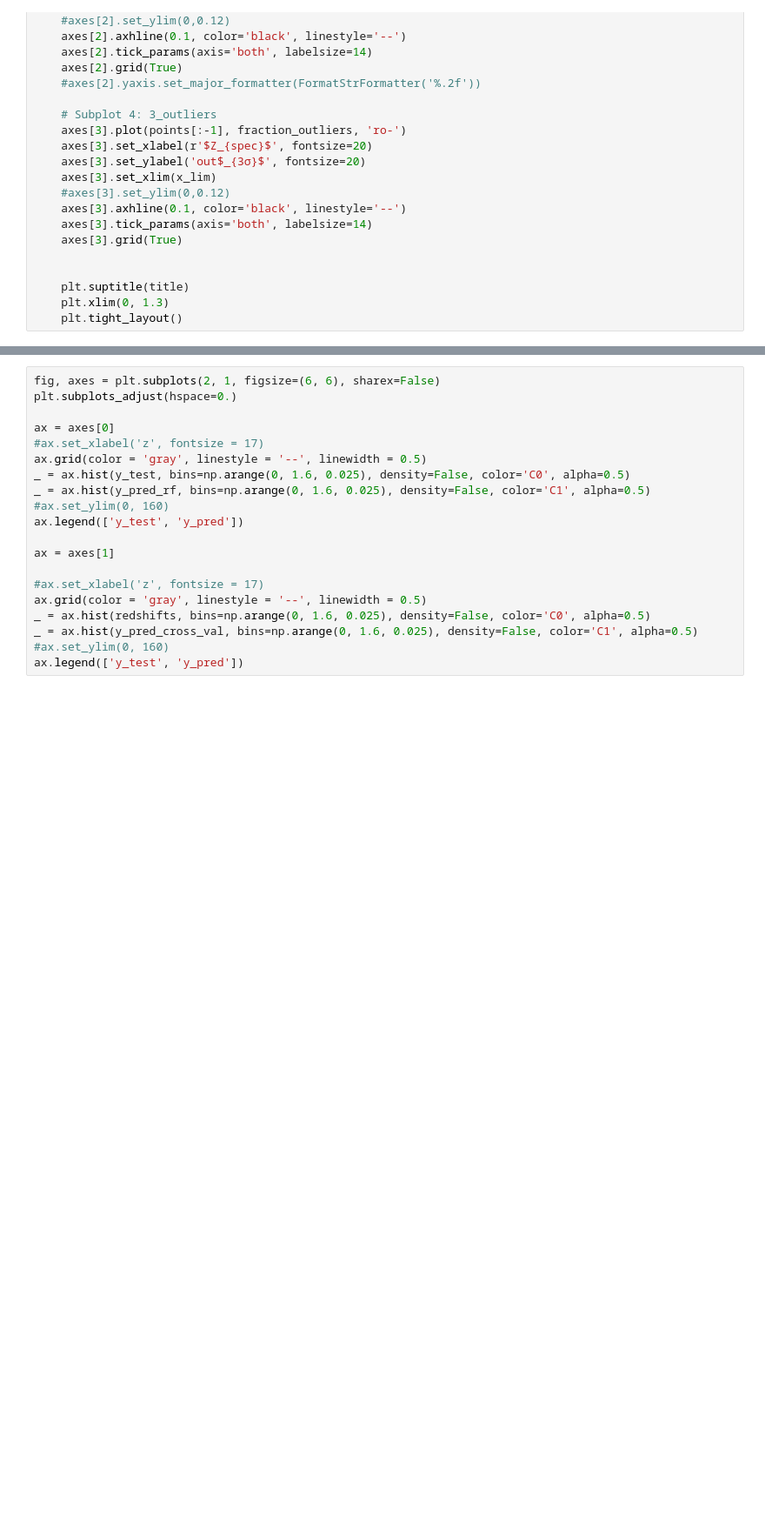
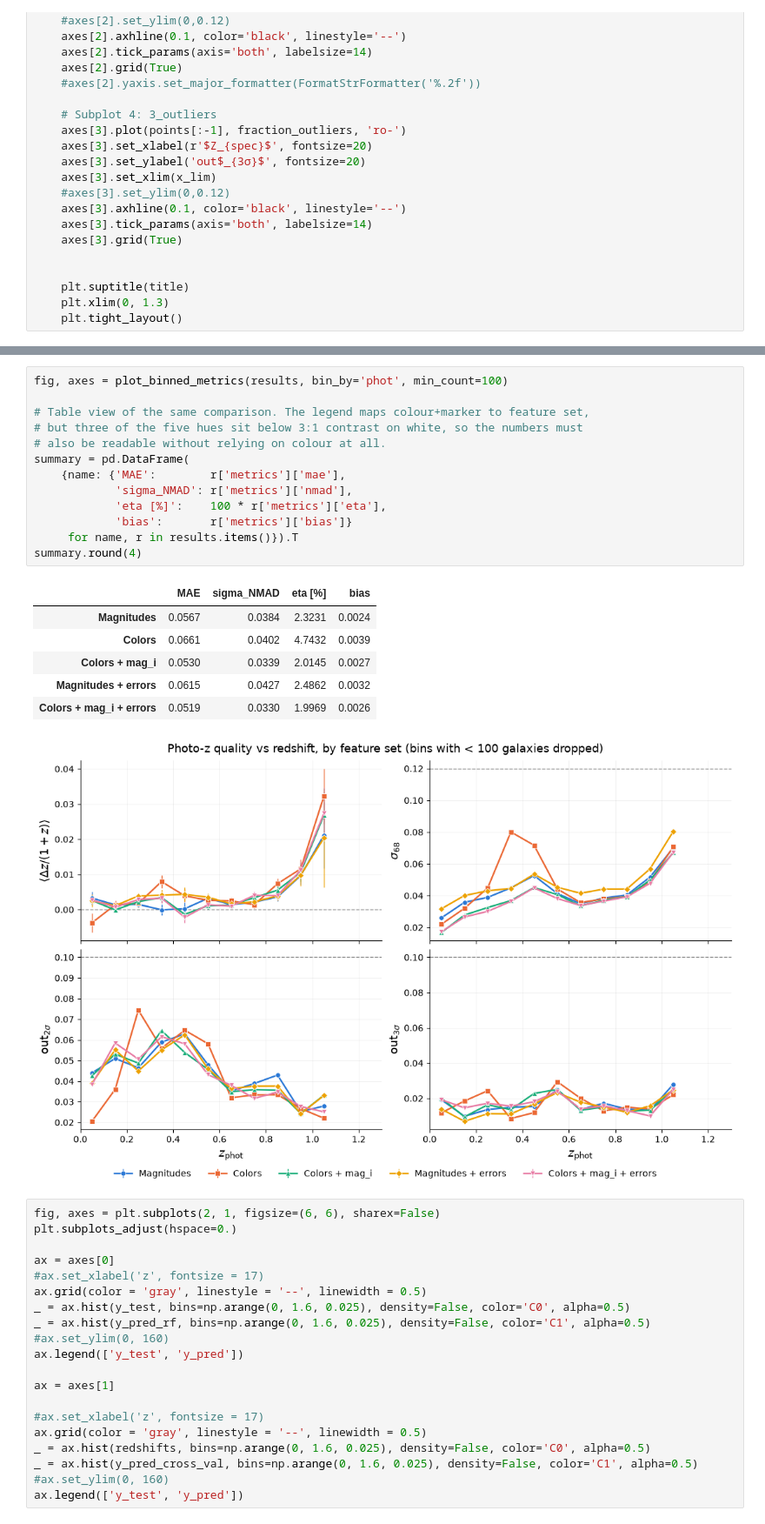
Before and after one commit to isasmatos/IA_school_CBPF_2026, a Jupyter notebook: notebooks/Aula-2/Aula-2b_PZ_est+metrics.ipynb, the cells around one changed output, grey strips where cells are left out. Shown at 87% size. Drawn from its saved outputs; the diff is of its cells as text; blank space fills up the shorter version.

```diff
--- a/notebooks/Aula-2/Aula-2b_PZ_est+metrics.ipynb
+++ b/notebooks/Aula-2/Aula-2b_PZ_est+metrics.ipynb
@@ -737,3 +893,24 @@ plot_metrics(redshifts, y_pred_cross_val, 1.6, initial=0)
+# %%
+fig, axes = plot_binned_metrics(results, bin_by='phot', min_count=100)
+
+# Table view of the same comparison. The legend maps colour+marker to feature set,
+# but three of the five hues sit below 3:1 contrast on white, so the numbers must
+# also be readable without relying on colour at all.
+summary = pd.DataFrame(
+    {name: {'MAE':        r['metrics']['mae'],
+            'sigma_NMAD': r['metrics']['nmad'],
+            'eta [%]':    100 * r['metrics']['eta'],
+            'bias':       r['metrics']['bias']}
+     for name, r in results.items()}).T
+summary.round(4)
+# %% [output]
+|  | MAE | sigma_NMAD | eta [%] | bias |
+| Magnitudes | 0.0567 | 0.0384 | 2.3231 | 0.0024 |
+| Colors | 0.0661 | 0.0402 | 4.7432 | 0.0039 |
+| Colors + mag_i | 0.0530 | 0.0339 | 2.0145 | 0.0027 |
+| Magnitudes + errors | 0.0615 | 0.0427 | 2.4862 | 0.0032 |
+| Colors + mag_i + errors | 0.0519 | 0.0330 | 1.9969 | 0.0026 |
+[figure, added]
 # %%
 fig, axes = plt.subplots(2, 1, figsize=(6, 6), sharex=False)
 plt.subplots_adjust(hspace=0.)
```
Also changed, not shown: parts of 7 cells of this notebook.
